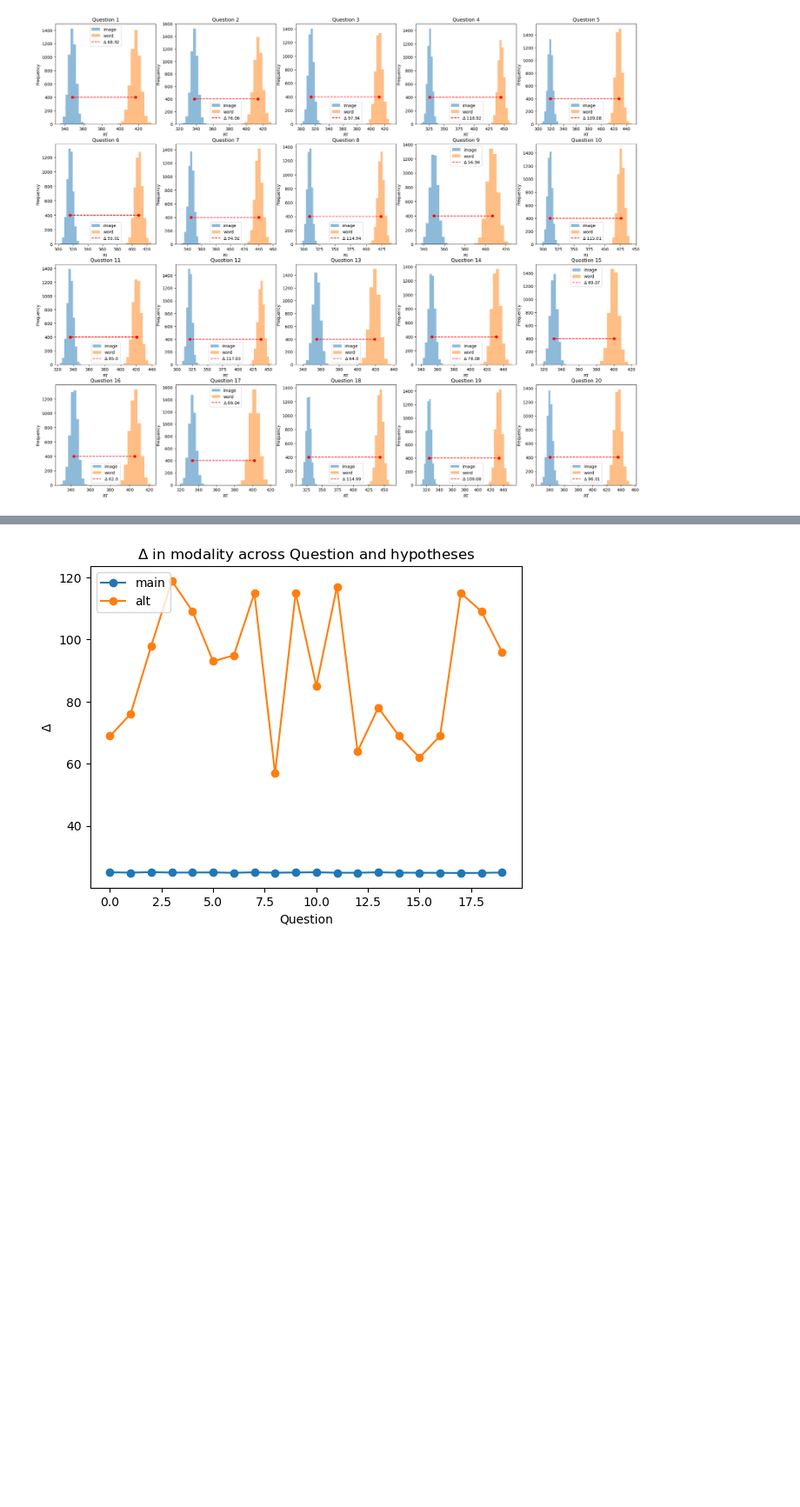
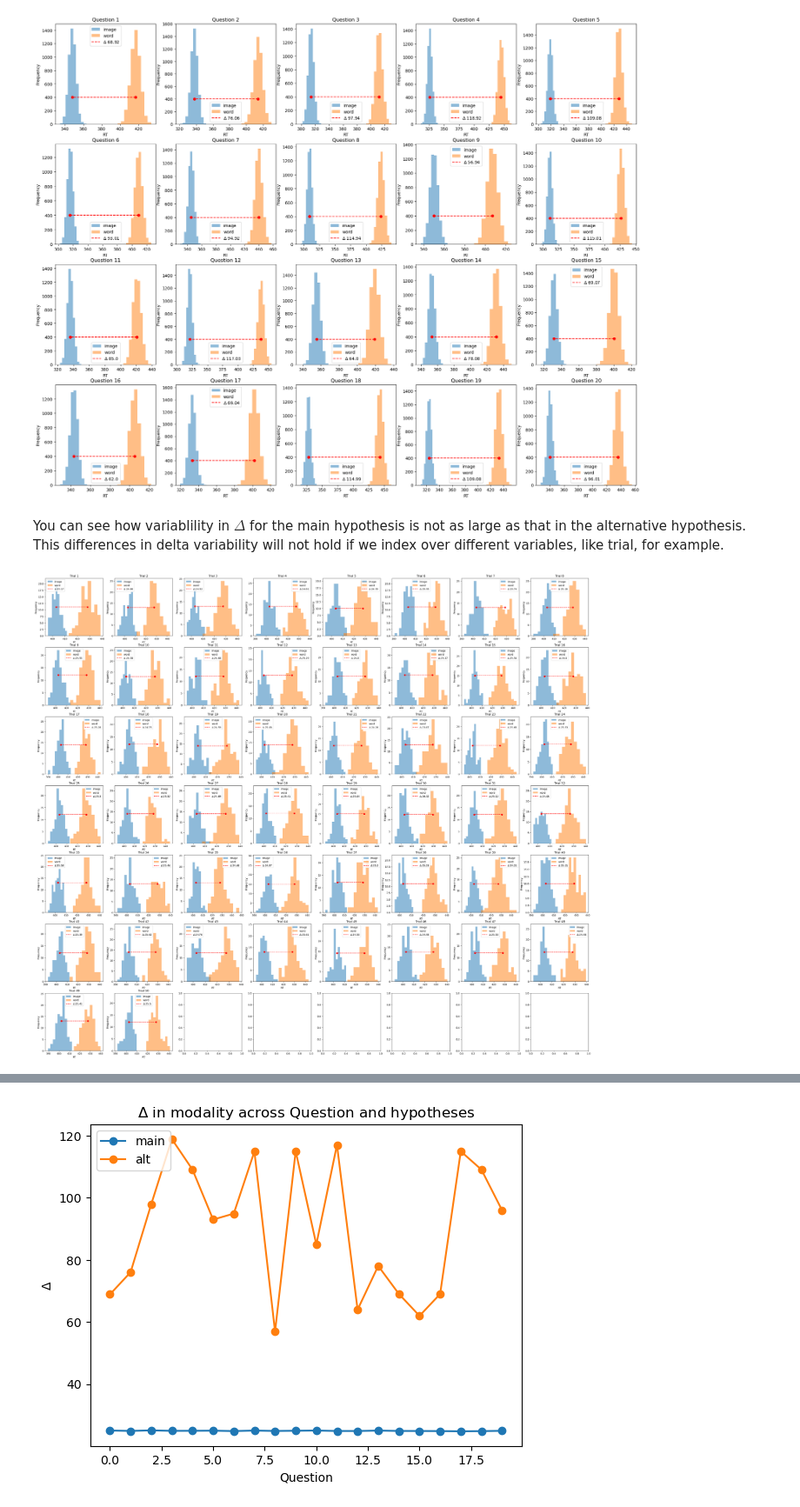
Before and after one commit to w-decker/wiscs-simulation, a Jupyter notebook: wiscs-simulations.ipynb, the cells around one changed output, grey strips where cells are left out. Shown at 87% size. Drawn from its saved outputs; the diff is of its cells as text; code cells hidden in the pictures; blank space fills up the shorter version.

```diff
--- a/wiscs-simulations.ipynb
+++ b/wiscs-simulations.ipynb
@@ -126,3 +132,9 @@ AltPlot = Plot(AltDG)
 AltPlot.grid(idx='question')
 # %% [output]
 [figure]
+# %% [markdown]
+You can see how variablility in $\Delta$ for the main hypothesis is not as large as that in the alternative hypothesis. This differences in delta variability will not hold if we index over different variables, like trial, for example.
+# %%
+MainPlot.grid(idx='trial', question_idx=13)
+# %% [output]
+[figure, added]
```
Also changed, not shown: parts of 7 cells of this notebook.
